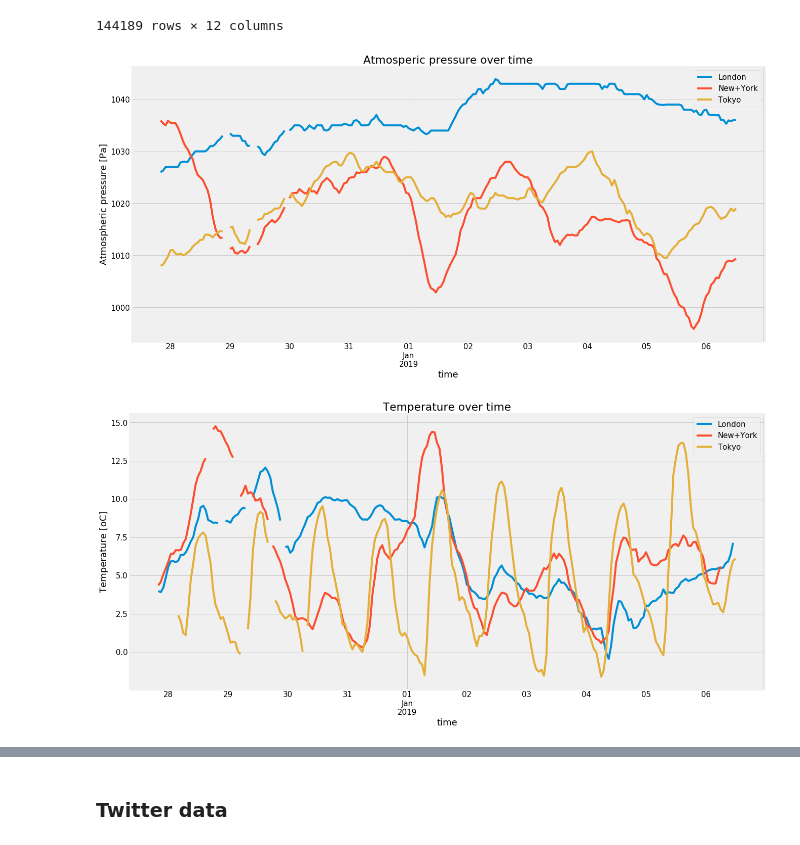
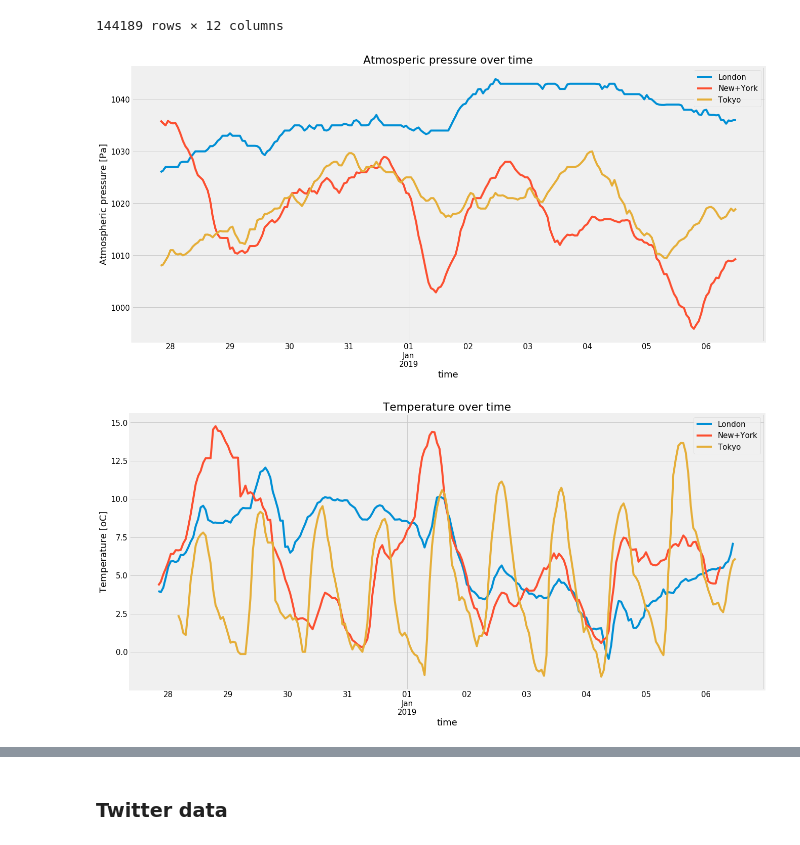
Before and after one commit to Kajotko/SIOT, a Jupyter notebook: Siot.ipynb, the cells around one changed output, grey strips where cells are left out. Cells and saved outputs as stored; diff of their text form; code cells hidden in the pictures.

```diff
--- a/Siot.ipynb
+++ b/Siot.ipynb
@@ -83,30 +83,30 @@ shifts={'London':-1, 'New+York':-6, 'Tokyo':8} #Shift all to the same timezone (
 for name, data in grouped:
     timeshift=shifts[name]
     pres_dat=data['pressure'].shift(timeshift)
-    pres_dat=pres_dat.resample('H').mean()
+    pres_dat=pres_dat.resample('H').mean().fillna(method='ffill')
     pres_dat.plot(label =name)
 plt.ylabel('Atmospheric pressure [Pa]')
 plt.title('Atmosperic pressure over time')
 plt.legend()
 plt.show()
 # %% [output]
-[figure, old version]
+[figure, new version]
 # %%
 #Plot temperature
 
 plt.figure(figsize=(20, 10))
 plt.rc('font', size=15)
 for name, data in grouped:
     timeshift=shifts[name]
     temp_dat=data['temperature']-273#.interpolate(method='cubic')#convert to celsius
-    temp_dat=temp_dat.resample('H').mean()
+    temp_dat=temp_dat.resample('H').mean().fillna(method='ffill')
     temp_dat.shift(timeshift).plot(label =name)
 plt.ylabel('Temperature [oC]')
 plt.title('Temperature over time')
 plt.legend()
 plt.show()
 # %% [output]
-[figure, old version]
+[figure, new version]
 # %%
 from mpltools import style
 from mpltools import layout
```
Also changed, not shown: parts of 15 cells of this notebook, 3 other files.
